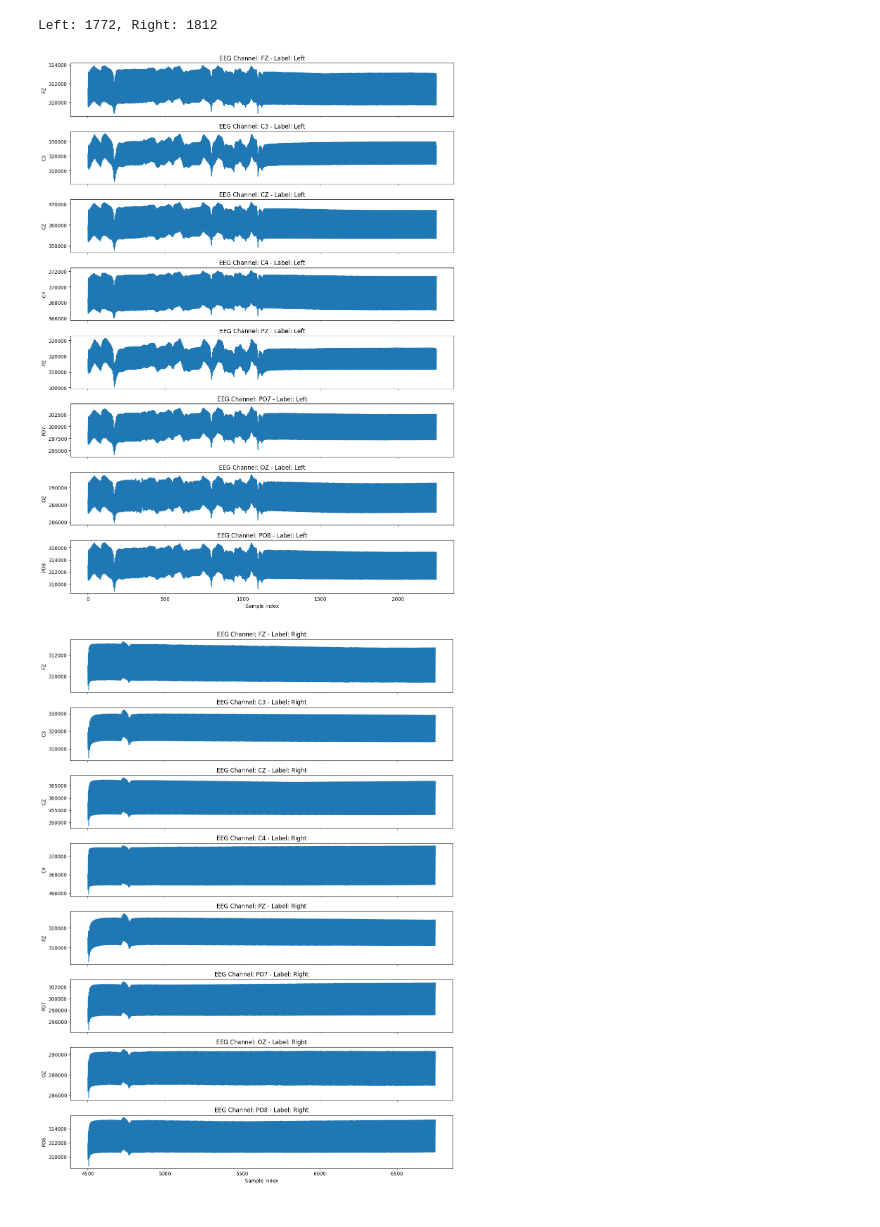
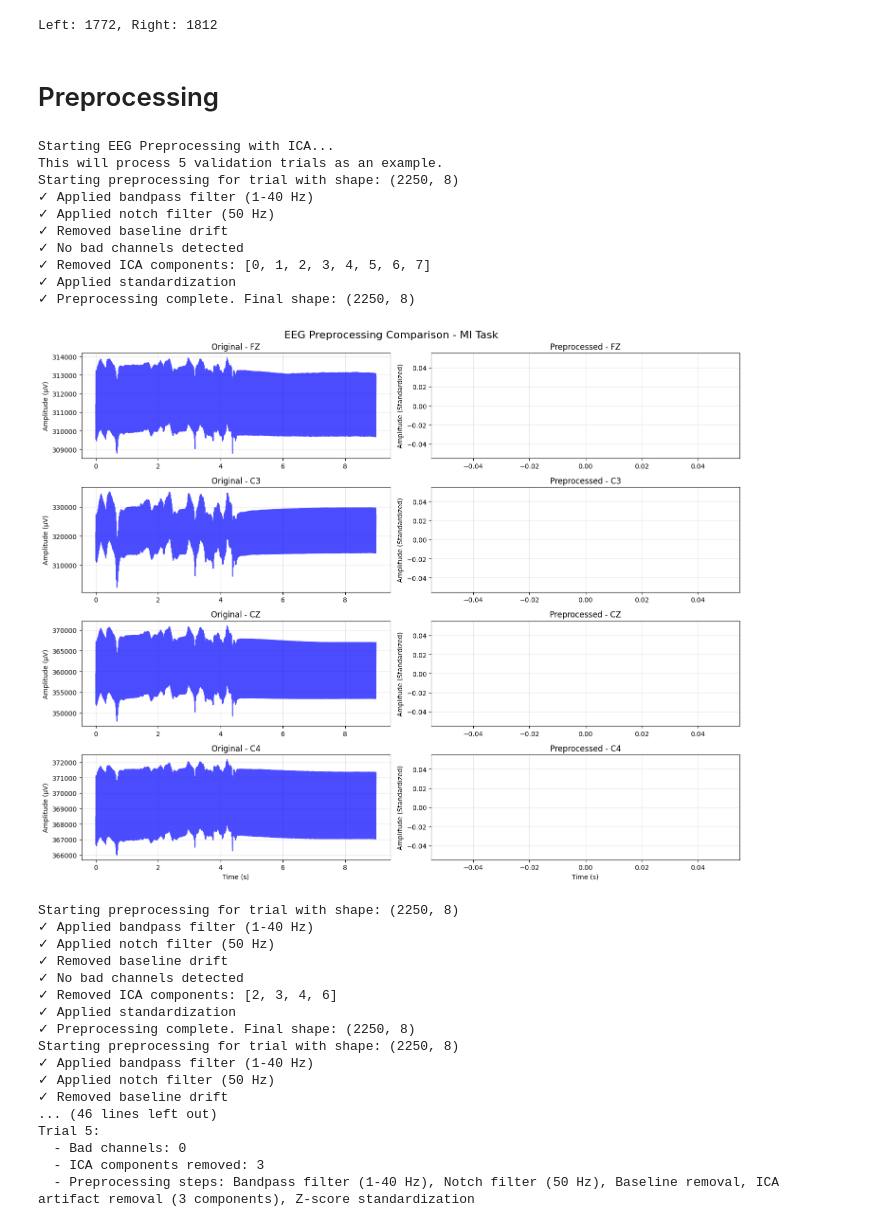
Before and after one commit to halimo22/TheBrainTrust, a Jupyter notebook: EEGContestNotebook.ipynb, the cells around one changed output. Cells and saved outputs as stored; diff of their text form; code cells hidden in the pictures.

Commit message:
Added model.py and preprocessor.py

```diff
--- a/EEGContestNotebook.ipynb
+++ b/EEGContestNotebook.ipynb
@@ -4,7 +4,7 @@ import numpy as np
 import os
 
 # Load index files
-base_path = './Dataset/'  # Replace with the path to the dataset directory if needed
+base_path = './mtc-aic3_dataset/'  # Replace with the path to the dataset directory if needed
 train_df = pd.read_csv(os.path.join(base_path, 'train.csv'))
 validation_df = pd.read_csv(os.path.join(base_path, 'validation.csv'))
 test_df = pd.read_csv(os.path.join(base_path, 'test.csv'))
@@ -107,21 +107,5 @@ right_count = train_df['label'].value_counts().get('Right', 0)
 print(f"Left: {left_count}, Right: {right_count}")
 # %% [output]
 Left: 1772, Right: 1812
-# %%
-import matplotlib.pyplot as plt
-
-labels = validation_df[(validation_df['task'] == 'MI')]['label'].unique()
-for label in labels:
-    trial = validation_df[(validation_df['task'] == 'MI') & (validation_df['label'] == label)].iloc[0]
-    trial_data = load_trial_data(trial, base_path=base_path)
-    fig, axs = plt.subplots(len(eeg_channels), 1, figsize=(12, 2 * len(eeg_channels)), sharex=True)
-    for i, ch in enumerate(eeg_channels):
-        axs[i].plot(trial_data[ch])
-        axs[i].set_ylabel(ch)
-        axs[i].set_title(f"EEG Channel: {ch} - Label: {label}")
-    axs[-1].set_xlabel("Sample Index")
-    plt.tight_layout()
-    plt.show()
-# %% [output]
-[figure, removed]
-[figure, removed]
+# %% [markdown]
+# Preprocessing
@@ -127,0 +184,56 @@ for label in labels:
+# %%
+base_path = './mtc-aic3_dataset/'
+
+print("Starting EEG Preprocessing with ICA...")
+print("This will process 5 validation trials as an example.")
+train_df = pd.read_csv(os.path.join(base_path, 'train.csv'))
+validation_df = pd.read_csv(os.path.join(base_path, 'validation.csv'))
+test_df = pd.read_csv(os.path.join(base_path, 'test.csv'))
+# Process some validation trials
+trials, reports = preprocess_dataset_with_ica(
+    data_split='validation',
+    df=validation_df,
+    num_trials=5,
+    save_results=False
+)
+
+print(f"\n{'='*60}")
+print("PREPROCESSING SUMMARY")
+print(f"{'='*60}")
+print(f"Processed {len(trials)} trials successfully")
+
+# Print summary statistics
+for i, report in enumerate(reports):
+    print(f"\nTrial {i+1}:")
+    print(f"  - Bad channels: {len(report['bad_channels'])}")
+    print(f"  - ICA components removed: {len(report['ica_components_removed'])}")
+    print(f"  - Preprocessing steps: {', '.join(report['preprocessing_steps'])}")
+# %% [output]
+Starting EEG Preprocessing with ICA...
+This will process 5 validation trials as an example.
+Starting preprocessing for trial with shape: (2250, 8)
+✓ Applied bandpass filter (1-40 Hz)
+✓ Applied notch filter (50 Hz)
+✓ Removed baseline drift
+✓ No bad channels detected
+✓ Removed ICA components: [0, 1, 2, 3, 4, 5, 6, 7]
+✓ Applied standardization
+✓ Preprocessing complete. Final shape: (2250, 8)
+[figure, added]
+Starting preprocessing for trial with shape: (2250, 8)
+✓ Applied bandpass filter (1-40 Hz)
+✓ Applied notch filter (50 Hz)
+✓ Removed baseline drift
+✓ No bad channels detected
+✓ Removed ICA components: [2, 3, 4, 6]
+✓ Applied standardization
+✓ Preprocessing complete. Final shape: (2250, 8)
+Starting preprocessing for trial with shape: (2250, 8)
+✓ Applied bandpass filter (1-40 Hz)
+✓ Applied notch filter (50 Hz)
+✓ Removed baseline drift
+... (46 lines left out)
+Trial 5:
+  - Bad channels: 0
+  - ICA components removed: 3
+  - Preprocessing steps: Bandpass filter (1-40 Hz), Notch filter (50 Hz), Baseline removal, ICA artifact removal (3 components), Z-score standardization
```
Also changed, not shown: parts of 9 cells of this notebook, 2 other files.
